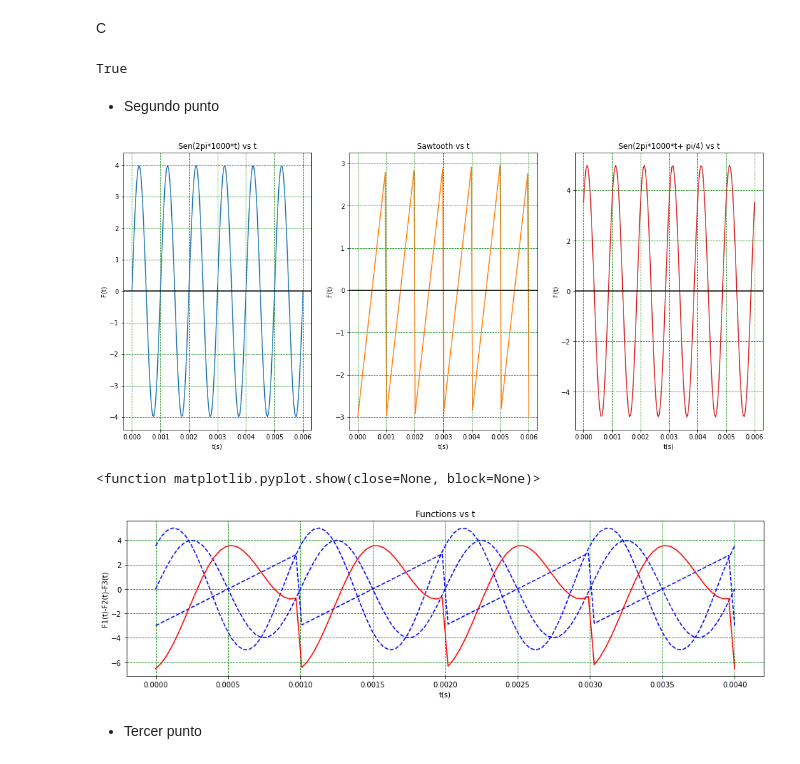
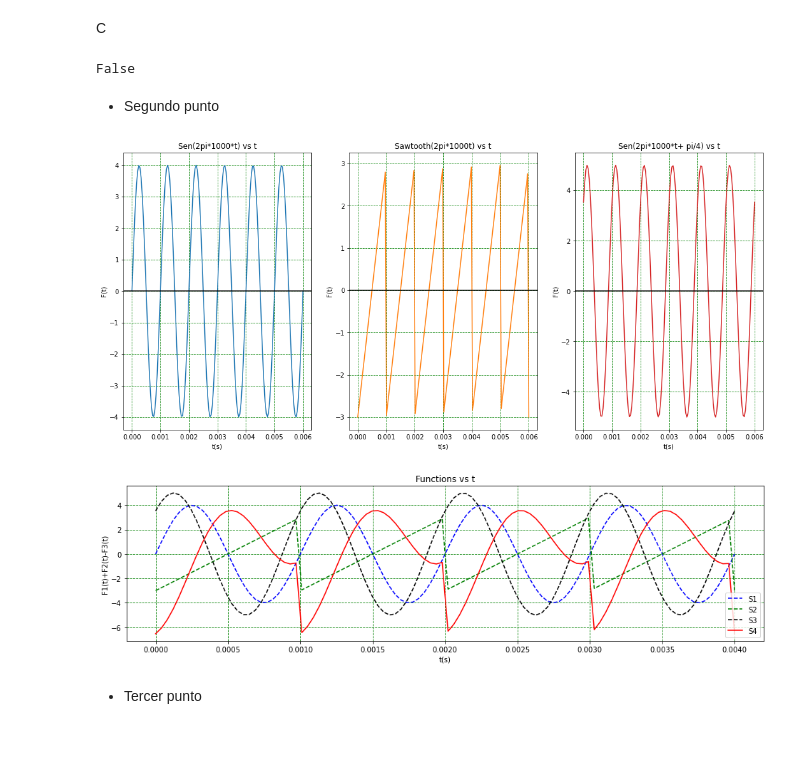
Before and after one commit to DuneV/2022-2, a Jupyter notebook: LAB_1.ipynb, the cells around one changed output. Drawn from its saved outputs; the diff is of its cells as text; code cells hidden in the pictures.

```diff
--- a/LAB_1.ipynb
+++ b/LAB_1.ipynb
@@ -42,7 +42,7 @@ def distancer2(P1,P2):
 
 N = [[-10,5],
      [-3,20],
-     [4.3],
+     [4,3],
      [15,-20],
      [0,-30]]
 SP = [3,3]
@@ -50,7 +50,7 @@ SP = [3,3]
 viable = True
 p = 0
 for i in range(len(N)-1):
-    if distancer2(SP,N[0])<20:
+    if distancer2(SP,N[i])<20:
         p = p + 20
     if p < 80.0:
         viable = False
@@ -58,7 +58,7 @@ for i in range(len(N)-1):
         viable = True
 print(viable)
 # %% [output]
-True
+False
 # %% [markdown]
 - Segundo punto
 # %%
@@ -90,7 +90,7 @@ axs[0].axhline(y=0, color='k')
 
 # plt.subplot(3,1,2)
 axs[1].plot(t,s2, 'tab:orange')
-axs[1].set_title('Sawtooth vs t')
+axs[1].set_title('Sawtooth(2pi*1000t) vs t')
 axs[1].set_xlabel('t(s)')
 axs[1].set_ylabel('F(t)')
 
@@ -109,38 +109,38 @@ axs[2].grid(color='green', linestyle = '--')
 axs[2].axhline(y=0, color='k')
 plt.show()
 # %% [output]
-[figure, old version]
+[figure, new version]
 # %%
 Nc = 4
 f = 1000 # 1GHz
 T = 1/f
 
 w0 = 2*np.pi/f
 t = np.linspace(0,Nc*T,Nc*25)
 
 s1 = 4*np.sin(2*np.pi*f*t)
 
 s2 = 3*signal.sawtooth(2*np.pi*f*t)
 
 s3 = 5*np.sin(2*np.pi*f*t + np.pi/4)
 
 s4 = s1 + s2 - s3
 
 figure = plt.figure()
 figure.set_figwidth(16)
 figure.set_figheight(4)
 
 plt.plot(t,s1,'b', linestyle = '--' )
-plt.plot(t,s2,'b', linestyle = '--' )
-plt.plot(t,s3,'b', linestyle = '--' )
+plt.plot(t,s2,'g', linestyle = '--' )
+plt.plot(t,s3,'black', linestyle = '--' )
 plt.plot(t,s4,'r')
 plt.title('Functions vs t')
 plt.xlabel('t(s)')
 plt.ylabel('F1(t)+F2(t)-F3(t)')
 plt.grid(color='green', linestyle = '--')
-plt.show
+plt.legend(['S1','S2','S3','S4'])
+plt.show()
 # %% [output]
-<function matplotlib.pyplot.show(close=None, block=None)>
-[figure, old version]
+[figure, new version]
 # %% [markdown]
 - Tercer punto
```
Also changed, not shown: 8 other files.
